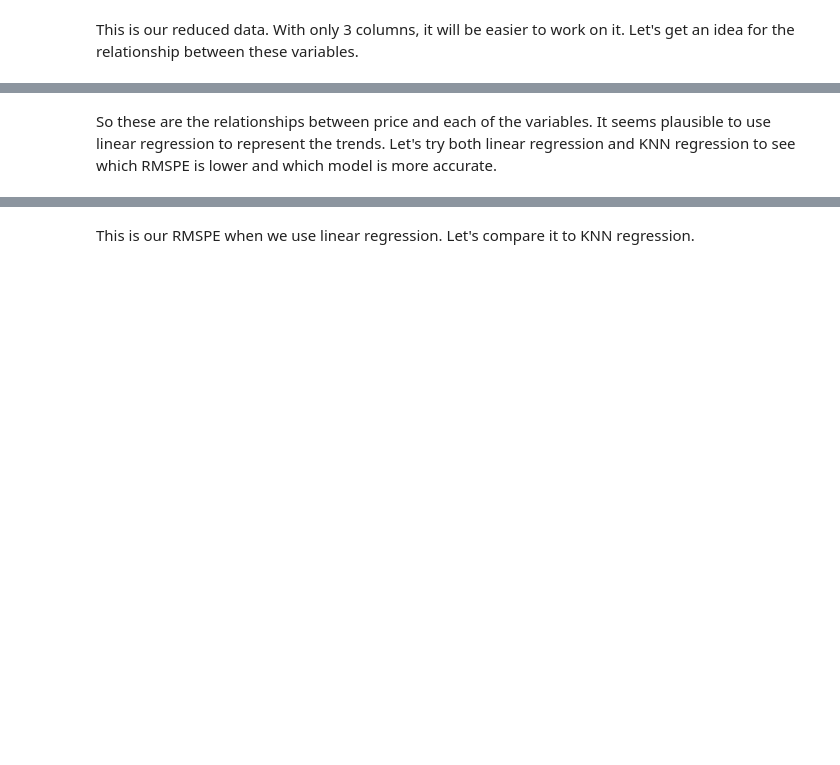
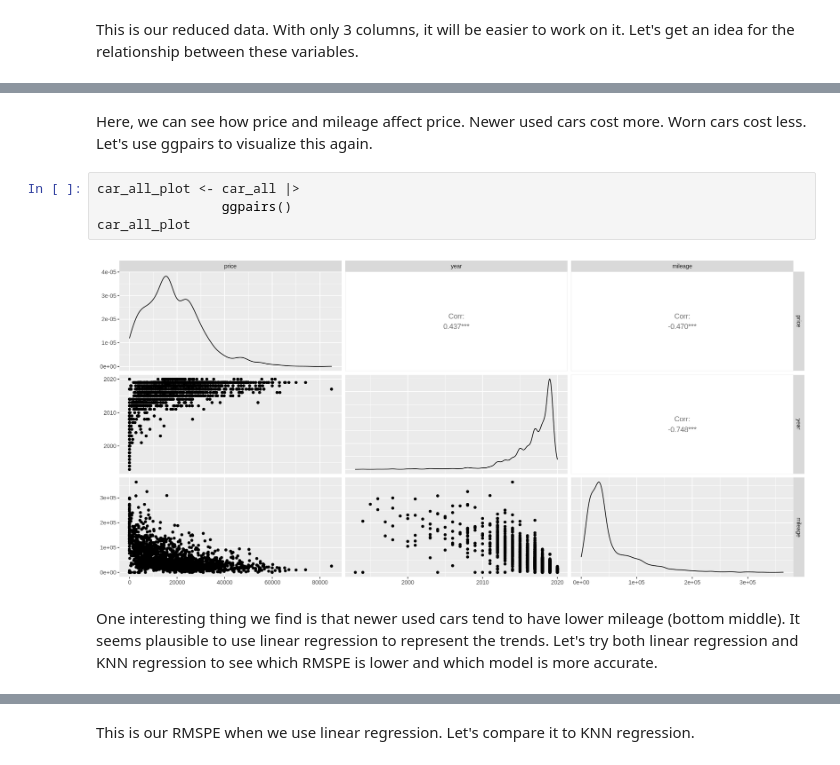
Before and after one commit to zhtgeneral/Group-30-Official, a Jupyter notebook: Group 30 Project.ipynb, the cells around one changed output, grey strips where cells are left out. Drawn from its saved outputs; the diff is of its cells as text; blank space fills up the shorter version.

```diff
--- a/Group 30 Project.ipynb
+++ b/Group 30 Project.ipynb
@@ -76,5 +165,13 @@ plot_grid(car_year, car_mileage, ncol = 2)
+# %% [markdown]
+Here, we can see how price and mileage affect price. Newer used cars cost more. Worn cars cost less. Let's use ggpairs to visualize this again.
+# %%
+car_all_plot <- car_all |>
+                ggpairs()
+car_all_plot
+# %% [output]
+[figure, added]
 # %% [markdown]
-So these are the relationships between price and each of the variables. It seems plausible to use linear regression to represent the trends. Let's try both linear regression and KNN regression to see which RMSPE is lower and which model is more accurate.
+One interesting thing we find is that newer used cars tend to have lower mileage (bottom middle). It seems plausible to use linear regression to represent the trends. Let's try both linear regression and KNN regression to see which RMSPE is lower and which model is more accurate.
 # %%
 # Let's use linear regression while training it with our training data.
 car_split <- initial_split(car, prop = 0.75, strata =price)
```
Also changed, not shown: parts of 15 cells of this notebook.
